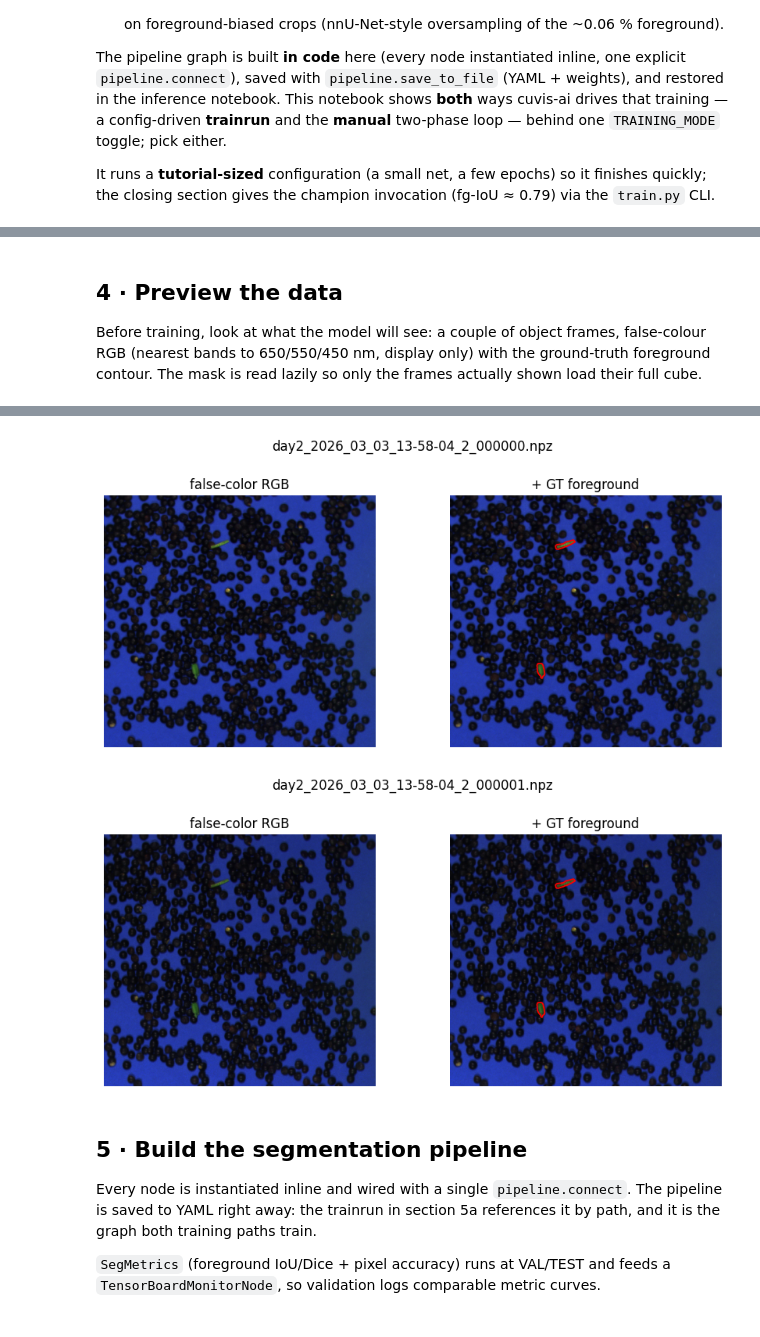
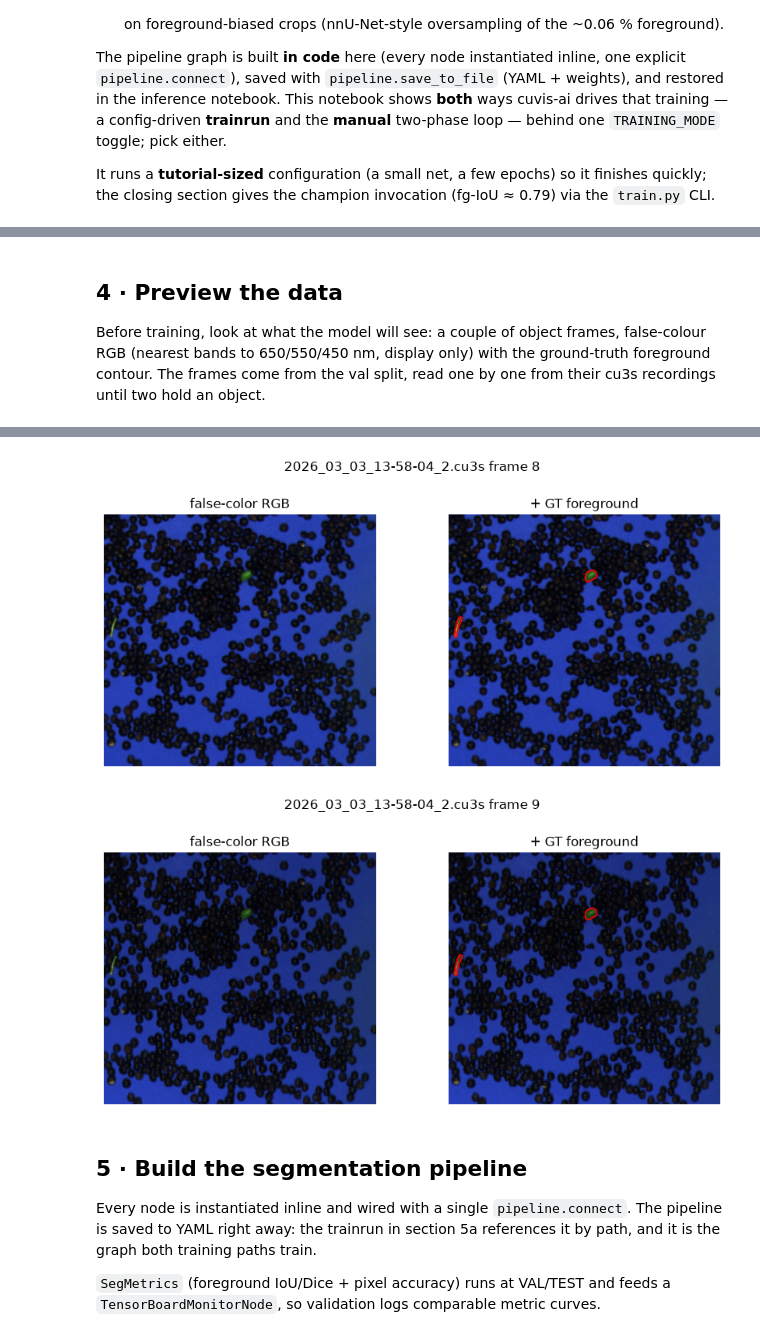
Before and after one commit to cubert-hyperspectral/cuvis-ai-unet, a Jupyter notebook: notebooks/lentils_segmentation/01_train.ipynb, the cells around one changed output, grey strips where cells are left out. Drawn from its saved outputs; the diff is of its cells as text; code cells hidden in the pictures.

```diff
--- a/notebooks/lentils_segmentation/01_train.ipynb
+++ b/notebooks/lentils_segmentation/01_train.ipynb
@@ -158,14 +135,0 @@ Split artifacts already present: outputs/npz_local/splits.json
-# %%
-if not (SPLITS_JSON.is_file() and UNIVERSE_CSV.is_file()):
-    result = convert_split_manifest(
-        raw_dir / "splits.csv",
-        raw_dir,
-        NPZ_DIR,
-        universe_csv=UNIVERSE_CSV,
-        splits_json=SPLITS_JSON,
-        limit=SMOKE_LIMIT,  # 0 = convert all frames
-    )
-    SPLITS_JSON, UNIVERSE_CSV = result.splits_json, result.universe_csv
-
-print("Splits JSON: ", SPLITS_JSON)
-print("Universe CSV:", UNIVERSE_CSV)
@@ -241,43 +216,42 @@ Output dir:   outputs/lentils_unet_run
 ## 4 · Preview the data
 
 Before training, look at what the model will see: a couple of object frames, false-colour RGB
-(nearest bands to 650/550/450 nm, display only) with the ground-truth foreground contour. The mask
-is read lazily so only the frames actually shown load their full cube.
+(nearest bands to 650/550/450 nm, display only) with the ground-truth foreground contour. The
+frames come from the val split, read one by one from their cu3s recordings until two hold an
+object.
 # %%
-import csv as _csv
-
 import matplotlib.pyplot as plt
 
-with open(UNIVERSE_CSV, newline="") as f:
-    universe_rows = [r for r in _csv.DictReader(f) if (r.get("materialized_path") or "").strip()]
-
-
-def _resolve(rel):
-    p = Path(rel)
-    return p if p.is_absolute() else (Path(UNIVERSE_CSV).parent / p).resolve()
-
+preview = MultiCu3sDataModule(
+    universe_csv=str(UNIVERSE_CSV),
+    splits=load_splits(str(SPLITS_JSON)),
+    batch_size=1,
+    max_open_sessions=MAX_OPEN_SESSIONS,
+    sdk_cuda=SDK_ON_GPU,
+)
+preview.setup(stage="validate")
 
 shown = 0
-for r in universe_rows:
-    npz = _resolve(r["materialized_path"])
-    with np.load(npz) as z:  # lazy: reading only "mask" never touches the ~263 MB cube
-        has_fg = "mask" in z.files and bool(np.asarray(z["mask"]).any())
-    if not has_fg:
+for i in range(len(preview.val_ds)):
+    frame = preview.val_ds[i]  # cube + category-id mask, read from the frame's cu3s recording
+    if not np.asarray(frame["mask"]).any():
         continue
-    frame = utils.load_lentils_frame(npz)
     rgb = utils.false_color(frame["cube"], frame["wavelengths"])
     fig, ax = plt.subplots(1, 2, figsize=(9, 4))
     ax[0].imshow(rgb)
     ax[0].set_title("false-color RGB")
     ax[0].axis("off")
     ax[1].imshow(rgb)
-    ax[1].contour(frame["mask"] > 0, levels=[0.5], colors="red", linewidths=1.2)
+    ax[1].contour(np.asarray(frame["mask"]) > 0, levels=[0.5], colors="red", linewidths=1.2)
     ax[1].set_title("+ GT foreground")
     ax[1].axis("off")
-    fig.suptitle(npz.name, y=1.02)
+    fig.suptitle(
+        f"{Path(preview.val_ds.sample_sources[i]).name} frame {frame['mesu_index']}", y=1.02
+    )
     fig.tight_layout()
     plt.show()
     shown += 1
     if shown >= 2:
         break
+preview.val_ds.close()  # each open recording holds SDK memory on the GPU
 # %% [output]
@@ -284,5 +260,5 @@ for r in universe_rows:
-[figure, old version]
+[figure, new version]
-[figure, old version]
+[figure, new version]
 # %% [markdown]
 ## 5 · Build the segmentation pipeline
 
```
Also changed, not shown: parts of 15 cells of this notebook, 36 other files.
